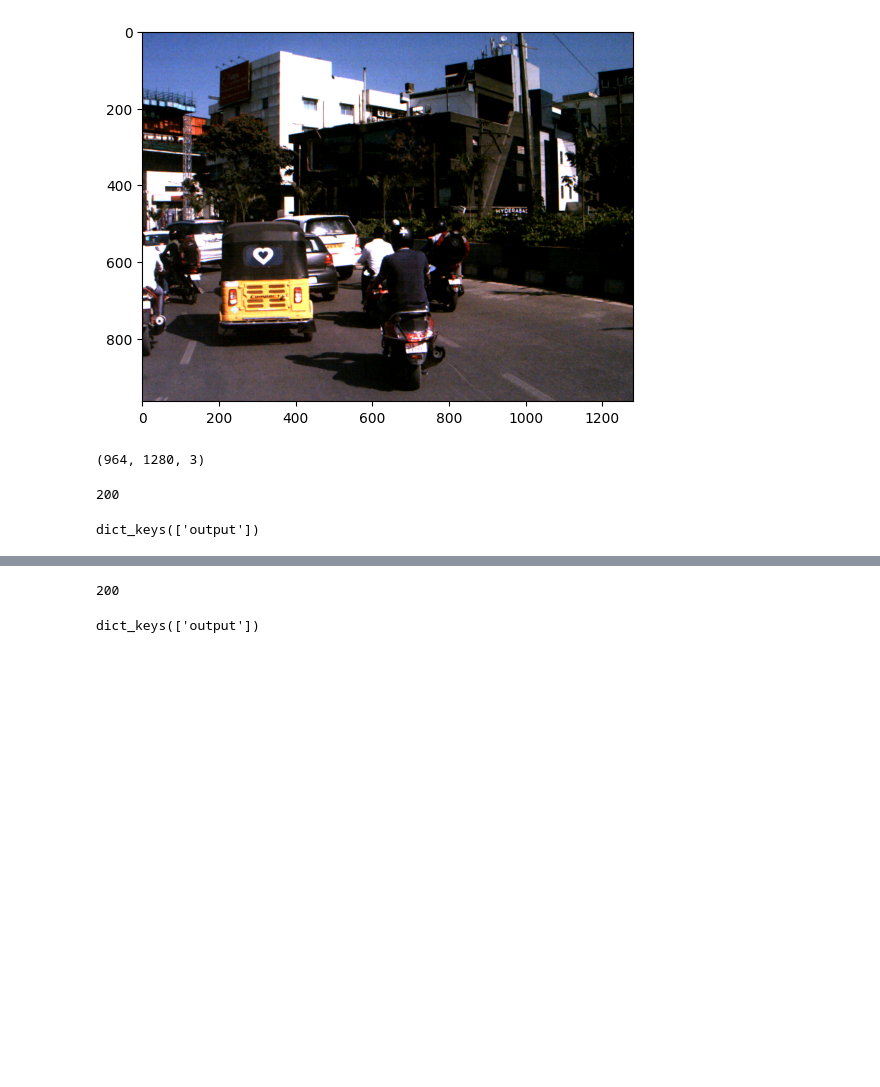
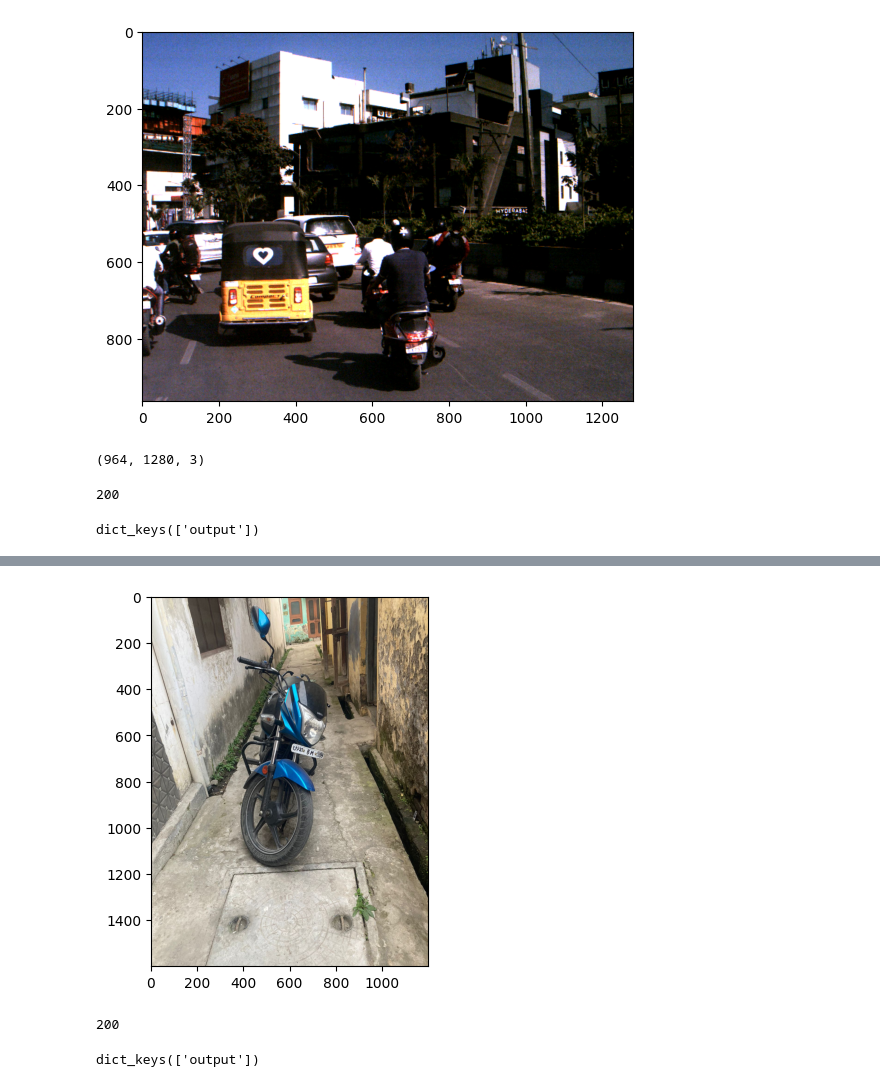
Before and after one commit to mohan-gupta/driving-scene-segmentation, a Jupyter notebook: notebooks/3. Testing api.ipynb, the cells around one changed output, grey strips where cells are left out. Saved outputs shown, nothing was run; the diff lists cells and outputs as text; code cells hidden in the pictures; blank space fills up the shorter version.

```diff
--- a/notebooks/3. Testing api.ipynb
+++ b/notebooks/3. Testing api.ipynb
@@ -117,0 +115,5 @@ data_arr.shape
+# %%
+plt.imshow(mb_img1_arr)
+plt.show()
+# %% [output]
+[figure, added]
```
Also changed, not shown: parts of 47 cells of this notebook, 6 other files.
